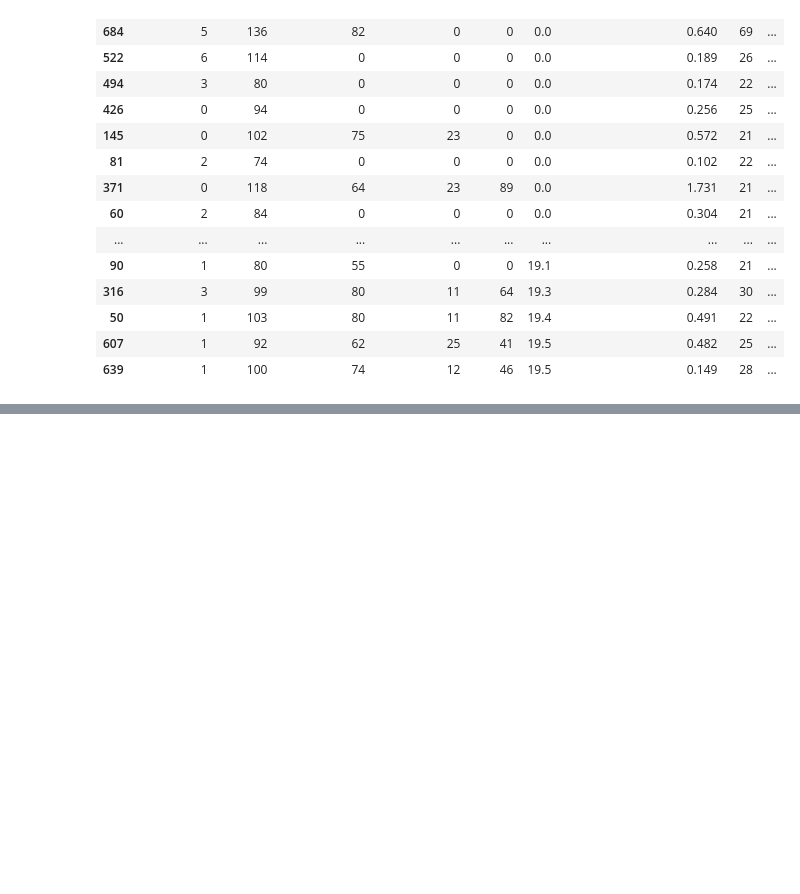
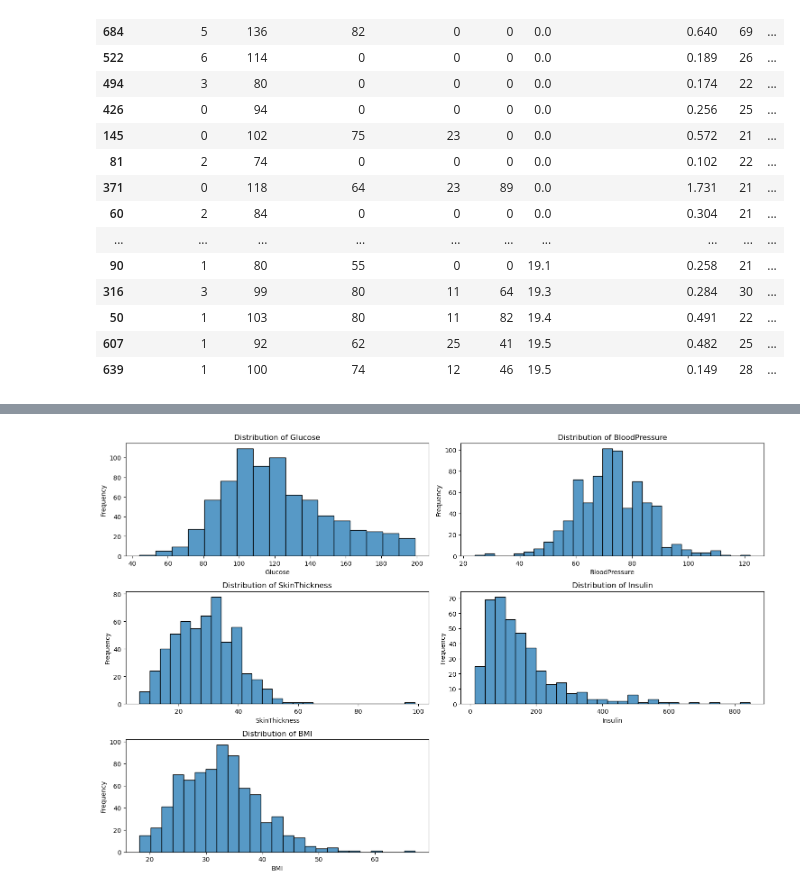
Before and after one commit to JuanRobledo12/gatech-ml-project, a Jupyter notebook: main.ipynb, the cells around one changed output, grey strips where cells are left out. Drawn from its saved outputs; the diff is of its cells as text; code cells hidden in the pictures; blank space fills up the shorter version.

Commit message:
done-with-data-imputation

```diff
--- a/main.ipynb
+++ b/main.ipynb
@@ -220,0 +213,7 @@ dtype: int64
+# %%
+## Change the 0 values to np.nan to perform imputation
+columns_to_impute = ['Glucose', 'BloodPressure', 'SkinThickness', 'Insulin', 'BMI']
+df[columns_to_impute] = df[columns_to_impute].replace(0, np.nan)
+
+# Count the missing values
+print(df.isnull().sum())
@@ -253,9 +236,0 @@ plt.close()
-# %%
-# Impute the missing data for Glucose and BMI using the mean method
-columns_to_impute = ['Glucose', 'BMI']
-
-for col in columns_to_impute:
-    mean_value = clean_df_one[clean_df_one[col] != 0][col].mean()
-    clean_df_one[col] = clean_df_one[col].replace(0, mean_value)
-
-clean_df_one.describe()
@@ -275,0 +265,26 @@ BMI
+# %%
+# Create clean_df_two
+clean_df_two = df
+
+# Create plots to check distributions to see what kind of normalization I will use
+# Create a figure and a grid of subplots
+fig, axes = plt.subplots(nrows=3, ncols=2, figsize=(15, 10))
+
+# Flatten the axes array for easier iteration
+axes = axes.flatten()
+
+# Plot each histogram
+for i, col in enumerate(columns_to_impute):
+    sns.histplot(clean_df_two[col], ax=axes[i])
+    axes[i].set_title(f'Distribution of {col}')
+    axes[i].set_xlabel(col)
+    axes[i].set_ylabel('Frequency')
+
+# Remove the empty subplot (if any)
+fig.delaxes(axes[-1])
+
+# Adjust layout
+plt.tight_layout()
+plt.show()
+# %% [output]
+[figure, added]
```
Also changed, not shown: parts of 12 cells of this notebook.
